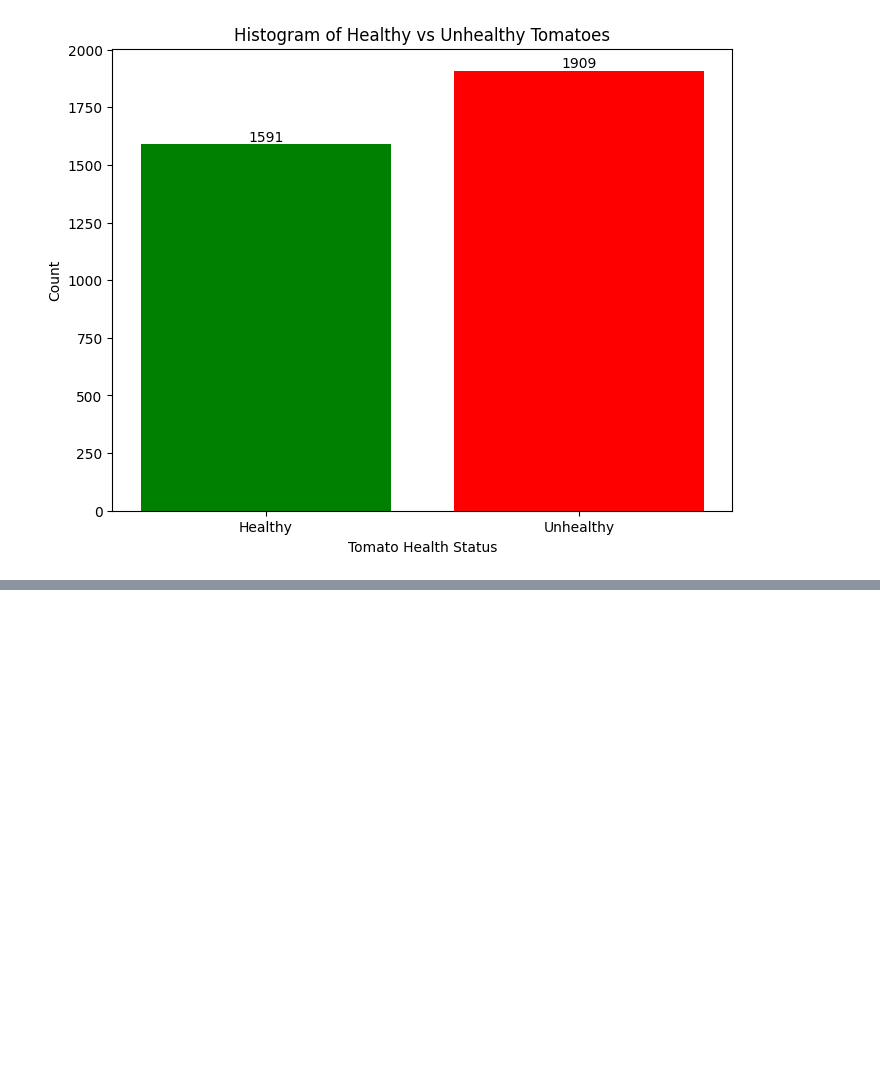
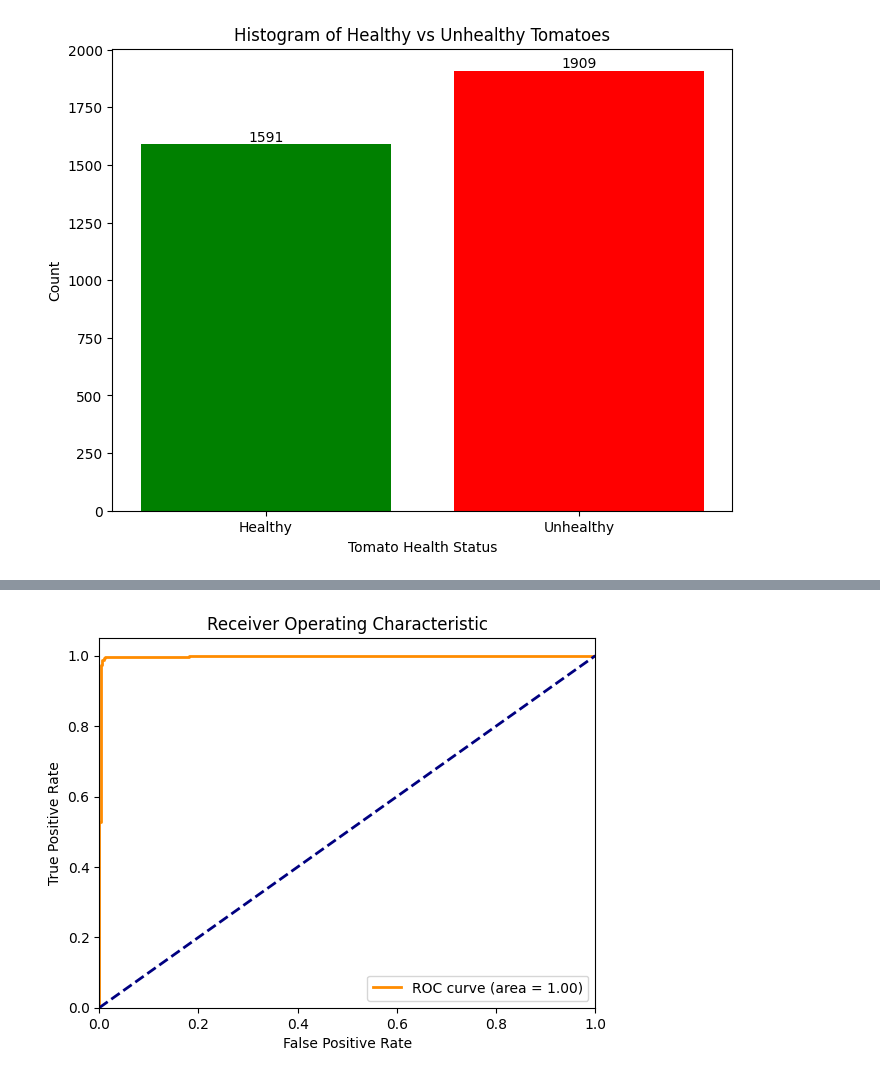
Before and after one commit to 21Hell/Tomates, a Jupyter notebook: tomates.ipynb, the cells around one changed output, grey strips where cells are left out. Cells and saved outputs as stored; diff of their text form; code cells hidden in the pictures; blank space fills up the shorter version.

Commit message:
Precision,Recall,F1 Score,ROC curve,conf_matrix

```diff
--- a/tomates.ipynb
+++ b/tomates.ipynb
@@ -333,7 +328,5 @@ img_array = preprocess_input(get_img_array(img_path, size=img_size))
 # %%
 model = tf.keras.models.load_model('model.keras')
-# %%
-model.layers[-1].activation = None
 # %%
 import numpy as np
 
@@ -351,0 +364,20 @@ ValueError: `decode_predictions` expects a batch of predictions (i.e. a 2D array
+# %%
+from sklearn.metrics import precision_score, recall_score, f1_score, confusion_matrix, roc_curve, auc
+
+y_pred_probs = model.predict(validation_dataset)
+y_pred_labels = np.argmax(y_pred_probs, axis=1)
+
+# Correctly aggregate true labels across all batches
+true_labels_all = []
+for images, labels in validation_dataset:
+    true_labels_all.extend(labels.numpy())
+y_true_labels = np.array(true_labels_all)
+
+# Calculate metrics
+precision = precision_score(y_true_labels, y_pred_labels, average='weighted')
+recall = recall_score(y_true_labels, y_pred_labels, average='weighted')
+f1 = f1_score(y_true_labels, y_pred_labels, average='weighted')
+
+print(f"Precision: {precision}")
+print(f"Recall: {recall}")
+print(f"F1 Score: {f1}")
@@ -351,0 +390,18 @@ ValueError: `decode_predictions` expects a batch of predictions (i.e. a 2D array
+# %%
+#Calculate the ROC curve and AUC
+fpr, tpr, thresholds = roc_curve(y_true_labels, y_pred_probs[:, 1])
+roc_auc = auc(fpr, tpr)
+
+# Plot the ROC curve
+plt.figure()
+plt.plot(fpr, tpr, color='darkorange', lw=2, label='ROC curve (area = %0.2f)' % roc_auc)
+plt.plot([0, 1], [0, 1], color='navy', lw=2, linestyle='--')
+plt.xlim([0.0, 1.0])
+plt.ylim([0.0, 1.05])
+plt.xlabel('False Positive Rate')
+plt.ylabel('True Positive Rate')
+plt.title('Receiver Operating Characteristic')
+plt.legend(loc="lower right")
+plt.show()
+# %% [output]
+[figure, added]
```
Also changed, not shown: parts of 10 cells of this notebook.
